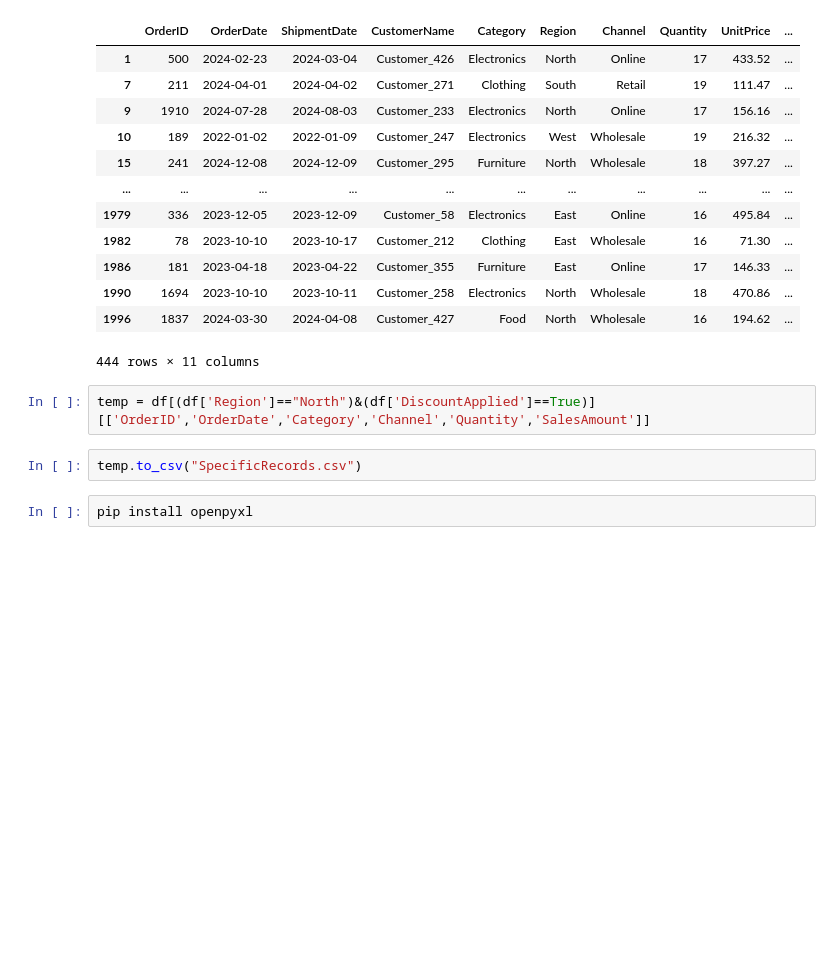
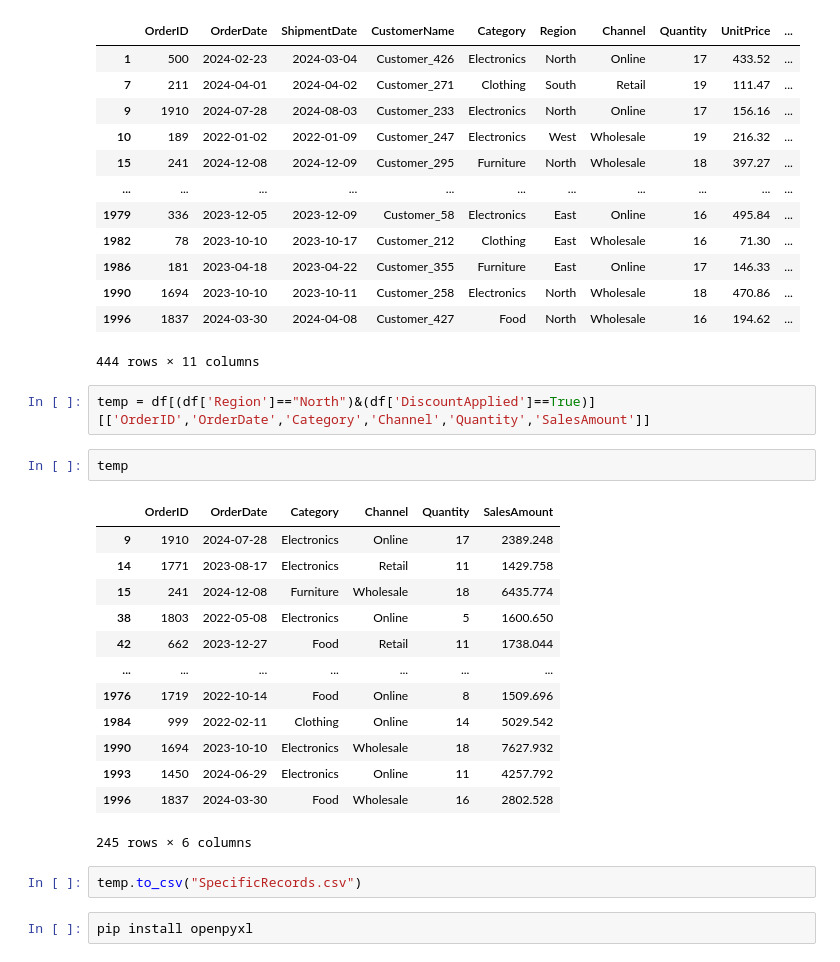
Before and after one commit to datasciencekibaatein/Machine-Learning-Batches, a Jupyter notebook: MachineLearning78/pandasLectures/01-lecture.ipynb, the cells around one changed output. Drawn from its saved outputs; the diff is of its cells as text; blank space fills up the shorter version.

```diff
--- a/MachineLearning78/pandasLectures/01-lecture.ipynb
+++ b/MachineLearning78/pandasLectures/01-lecture.ipynb
@@ -160,6 +160,22 @@ df[df['Quantity']>15]
 444 rows × 11 columns
 # %%
 temp = df[(df['Region']=="North")&(df['DiscountApplied']==True)][['OrderID','OrderDate','Category','Channel','Quantity','SalesAmount']]
+# %%
+temp
+# %% [output]
+|  | OrderID | OrderDate | Category | Channel | Quantity | SalesAmount |
+| 9 | 1910 | 2024-07-28 | Electronics | Online | 17 | 2389.248 |
+| 14 | 1771 | 2023-08-17 | Electronics | Retail | 11 | 1429.758 |
+| 15 | 241 | 2024-12-08 | Furniture | Wholesale | 18 | 6435.774 |
+| 38 | 1803 | 2022-05-08 | Electronics | Online | 5 | 1600.650 |
+| 42 | 662 | 2023-12-27 | Food | Retail | 11 | 1738.044 |
+| ... | ... | ... | ... | ... | ... | ... |
+| 1976 | 1719 | 2022-10-14 | Food | Online | 8 | 1509.696 |
+| 1984 | 999 | 2022-02-11 | Clothing | Online | 14 | 5029.542 |
+| 1990 | 1694 | 2023-10-10 | Electronics | Wholesale | 18 | 7627.932 |
+| 1993 | 1450 | 2024-06-29 | Electronics | Online | 11 | 4257.792 |
+| 1996 | 1837 | 2024-03-30 | Food | Wholesale | 16 | 2802.528 |
+245 rows × 6 columns
 # %%
 temp.to_csv("SpecificRecords.csv")
 # %%
```
Also changed, not shown: parts of 32 cells of this notebook, 4 other files.
